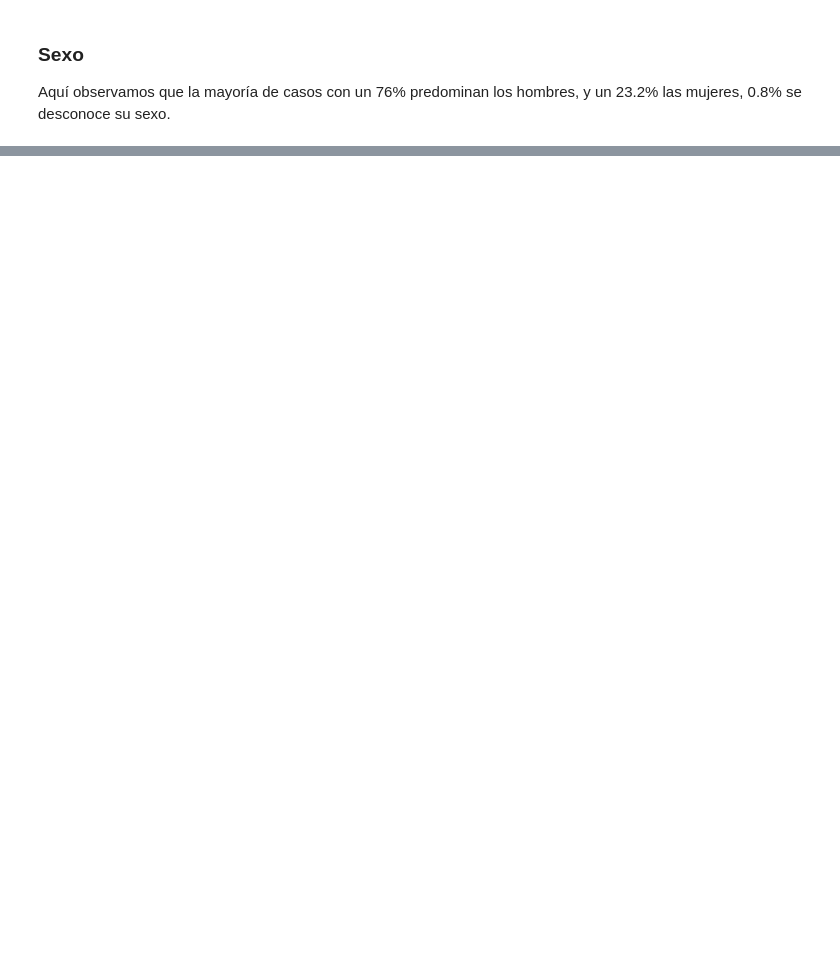
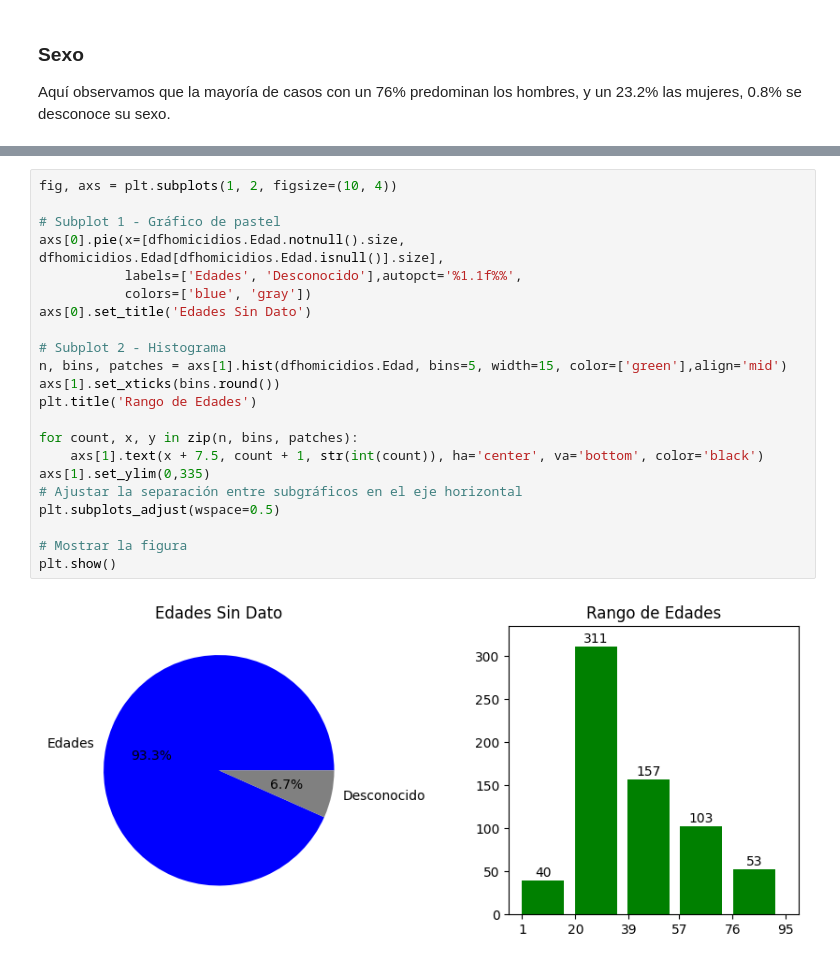
Before and after one commit to JUrielCerecero/Proyecto-Indiviudal-de-Data-Analytics-Siniestro-viales, a Jupyter notebook: EDA.ipynb, the cells around one changed output, grey strips where cells are left out. Cells and saved outputs as stored; diff of their text form; blank space fills up the shorter version.

```diff
--- a/EDA.ipynb
+++ b/EDA.ipynb
@@ -93,0 +97,24 @@ plt.show()
+# %%
+fig, axs = plt.subplots(1, 2, figsize=(10, 4))
+
+# Subplot 1 - Gráfico de pastel
+axs[0].pie(x=[dfhomicidios.Edad.notnull().size, dfhomicidios.Edad[dfhomicidios.Edad.isnull()].size],
+           labels=['Edades', 'Desconocido'],autopct='%1.1f%%',
+           colors=['blue', 'gray'])
+axs[0].set_title('Edades Sin Dato')
+
+# Subplot 2 - Histograma
+n, bins, patches = axs[1].hist(dfhomicidios.Edad, bins=5, width=15, color=['green'],align='mid')
+axs[1].set_xticks(bins.round())
+plt.title('Rango de Edades')
+
+for count, x, y in zip(n, bins, patches):
+    axs[1].text(x + 7.5, count + 1, str(int(count)), ha='center', va='bottom', color='black')
+axs[1].set_ylim(0,335)
+# Ajustar la separación entre subgráficos en el eje horizontal
+plt.subplots_adjust(wspace=0.5)
+
+# Mostrar la figura
+plt.show()
+# %% [output]
+[figure, added]
```
Also changed, not shown: parts of 33 cells of this notebook, 3 other files.
